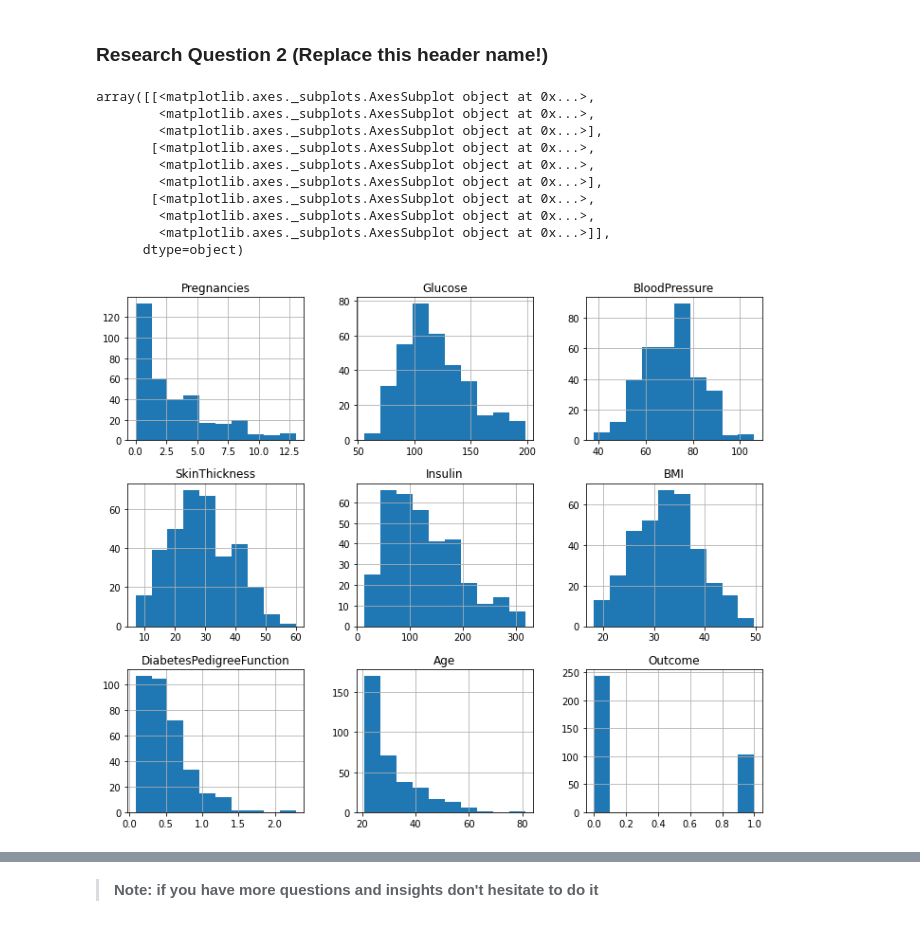
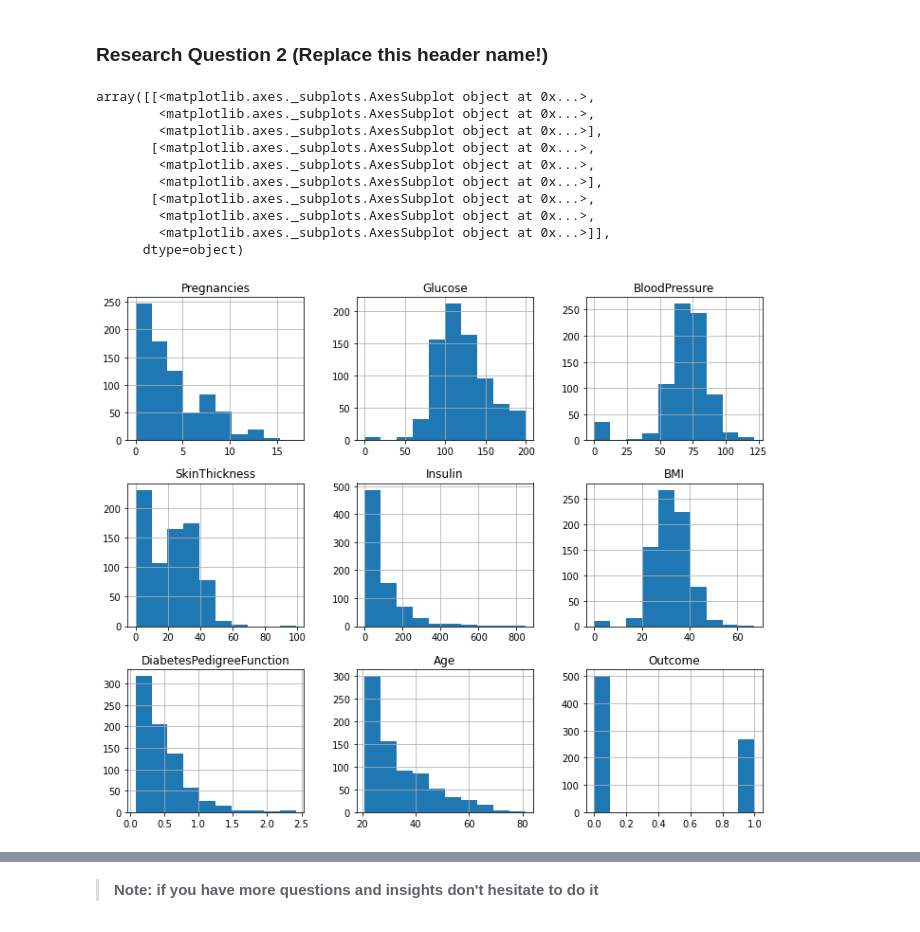
Before and after one commit to HosamOuda/Detecting-Pima-Indians-Diabetes, a Jupyter notebook: Detecting_Pima_Indians_Diabetes_Database_–_Python_Machine_Learning_Project.ipynb, the cells around one changed output, grey strips where cells are left out. Drawn from its saved outputs; the diff is of its cells as text; code cells hidden in the pictures.

```diff
--- a/Detecting_Pima_Indians_Diabetes_Database_–_Python_Machine_Learning_Project.ipynb
+++ b/Detecting_Pima_Indians_Diabetes_Database_–_Python_Machine_Learning_Project.ipynb
@@ -181,17 +194,17 @@ Insfilter.boxplot(column=['Pregnancies', 'Glucose', 'BloodPressure',"SkinThickne
 # %%
 # Continue to explore the data to address your additional research
 #   questions. Add more headers as needed if you have more questions to
 #   investigate.
-Insfilter.hist(figsize=(12, 10))
+ad_data.hist(figsize=(12, 10))
 # %% [output]
 array([[<matplotlib.axes._subplots.AxesSubplot object at 0x...>,
         <matplotlib.axes._subplots.AxesSubplot object at 0x...>,
         <matplotlib.axes._subplots.AxesSubplot object at 0x...>],
        [<matplotlib.axes._subplots.AxesSubplot object at 0x...>,
         <matplotlib.axes._subplots.AxesSubplot object at 0x...>,
         <matplotlib.axes._subplots.AxesSubplot object at 0x...>],
        [<matplotlib.axes._subplots.AxesSubplot object at 0x...>,
         <matplotlib.axes._subplots.AxesSubplot object at 0x...>,
         <matplotlib.axes._subplots.AxesSubplot object at 0x...>]],
       dtype=object)
-[figure, old version]
+[figure, new version]
```
Also changed, not shown: parts of 11 cells of this notebook.
